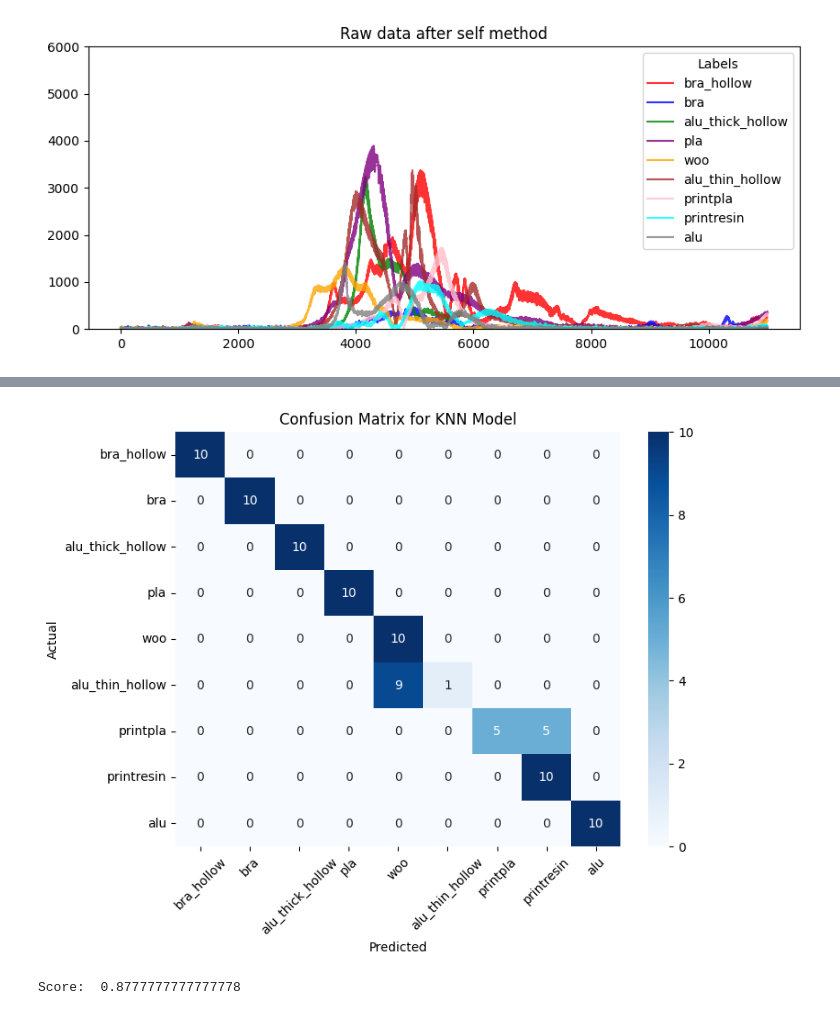
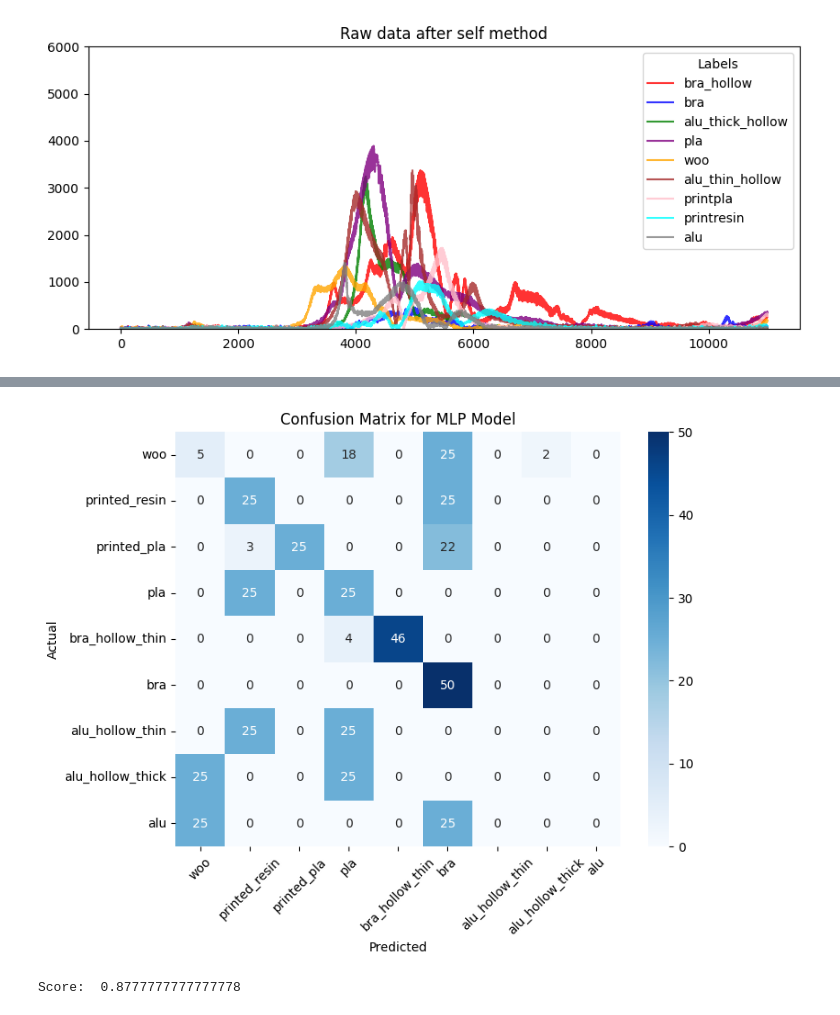
Before and after one commit to wilson20010327/vibecheck, a Jupyter notebook: data_analyst_classification.ipynb, the cells around one changed output, grey strips where cells are left out. Drawn from its saved outputs; the diff is of its cells as text; code cells hidden in the pictures.

```diff
--- a/data_analyst_classification.ipynb
+++ b/data_analyst_classification.ipynb
@@ -79,7 +89,7 @@ def print_original_plot(name,path,outlier_delete=False):
   # df.plot(kind='hist',alpha=0.5, figsize=(10, 10),title=name+" orignal data plot",legend=False)
   return df
 # %%
-path="./data/11.1/material_classification_train_sets/"
+path="./data/feb_18_data/training_100_each_label/material_classification/"
 folder_list = os.listdir(path)
 df_all=pd.DataFrame()
 # labellist=['alu_hollow_thick','alu_hollow_thin','alu','brass_hollow','brass','printpla','pla','printresin','wood']
@@ -89,6 +99,8 @@ labellist=folder_list
 # labellist=['center','edge','middle']
 # labellist=['full','stand','point']
 # labellist=['1','2']
+labellist.sort()
+labellist.reverse()
 for name in folder_list:
   df_temp=print_original_plot(name=name,path=path)
   label=""
@@ -96,7 +108,7 @@ for name in folder_list:
     if i == name :
       label=i
       break
-  if (label==''): continue
+  if (label=='' ): continue
   print(label,name)
   df_temp.loc['label']=[labellist.index(label) for _ in list(df_temp)]
   df_all = pd.concat([df_all, df_temp], axis=1)
@@ -120,16 +125,16 @@ KeyboardInterrupt:
 # %%
 df_all2=pd.DataFrame()
-path_2="./data/10.30material_classification/"
+path_2="./data/feb_18_data/test_25_each_label/grasping_point/"
 folder_list_2 = os.listdir(path_2)
 for name in folder_list_2:
   # if ('2' in name ): continue
   df_temp=print_original_plot(name=name,path=path_2)
   label=""
   for i in labellist:
-    if i == name :
+    if i in name :
       label=i
       break
-  if (label==''): continue
+  if (label==''or 'center' in name ): continue
   print(label,name)
   df_temp.loc['label']=[labellist.index(label) for _ in list(df_temp)]
   df_all2 = pd.concat([df_all2, df_temp], axis=1,ignore_index=True)
@@ -281,5 +298,5 @@ y2=df2["label"].astype(int)
 # %%
-# X_train, X_test, y_train, y_test = train_test_split(X, y, test_size=0.1, random_state=32)
+X_train, X_test, y_train, y_test = train_test_split(X, y, test_size=0.1, random_state=32)
 # checkgroup=random.randint(1,19)
 # test_idx=[5*(checkgroup-g)+i+j*100 for i in range(5) for j in range(0,9) for g in range(2)]
 # train_idx=[]
@@ -290,21 +307,22 @@ y2=df2["label"].astype(int)
 # y_train=y[train_idx]
 # X_test=X.iloc[test_idx]
 # y_test=y[test_idx]
-X_train, X_test, y_train, y_test = X,X2,y,y2
+# X_train, X_test, y_train, y_test = X,X2,y,y2
 # scaler = StandardScaler()
 # scaler.fit(X_train)
 # X_train=scaler.transform(X_train)
 # X_test=scaler.transform(X_test)
-# kernel_pca = KernelPCA(kernel='poly')
-# kpca=kernel_pca.fit(X_train)
-# X_train=kpca.transform(X_train)
-# X_test = kpca.transform(X_test)
+kernel_pca = KernelPCA(kernel='cosine')
+kpca=kernel_pca.fit(X_train)
+X_train=kpca.transform(X_train)
+X_test = kpca.transform(X_test)
 
-knn = KNeighborsClassifier(n_neighbors=3)
-knn.fit(X_train, y_train)
-y_pred = knn.predict(X_test)
+# knn = KNeighborsClassifier(n_neighbors=3)
+# knn.fit(X_train, y_train)
+# y_pred = knn.predict(X_test)
 # clf = svm.SVC()
 # clf.fit(X_train, y_train)
 # y_pred = clf.predict(X_test)
-# clf = MLPClassifier(random_state=1, max_iter=300).fit(X_train, y_train)
-# y_pred=clf.predict(X_test)
+clf = MLPClassifier((400,250,100),random_state=1, max_iter=300).fit(X_train, y_train)
+y_pred=clf.predict(X_test)
+#
@@ -345,0 +372,6 @@ Accuracy: 43.33%
+# %%
+X_test, y_test = X2,y2
+X_test = kpca.transform(X_test)
+y_pred=clf.predict(X_test)
+accuracy = accuracy_score(y_test, y_pred)
+print(f"Accuracy: {accuracy * 100:.2f}%")
@@ -371,16 +405,16 @@ from sklearn.metrics import confusion_matrix
 # %%
 cm = confusion_matrix(y_test, y_pred)
 
 # Plot confusion matrix
 plt.figure(figsize=(8, 6))
 sns.heatmap(cm, annot=True, fmt='d', cmap='Blues', xticklabels=labellist, yticklabels=labellist)
 plt.xlabel('Predicted',)
 plt.xticks(rotation=45)
 plt.ylabel('Actual')
-plt.title('Confusion Matrix for KNN Model')
+plt.title('Confusion Matrix for MLP Model')
 plt.show()
 # %% [output]
-[figure, old version]
+[figure, new version]
 # %%
 output.T.to_csv('contact_withoutPoint_train_11_04_test_11_04_after_fft.csv')
 # %%
```
Also changed, not shown: parts of 16 cells of this notebook, 2 other files.
